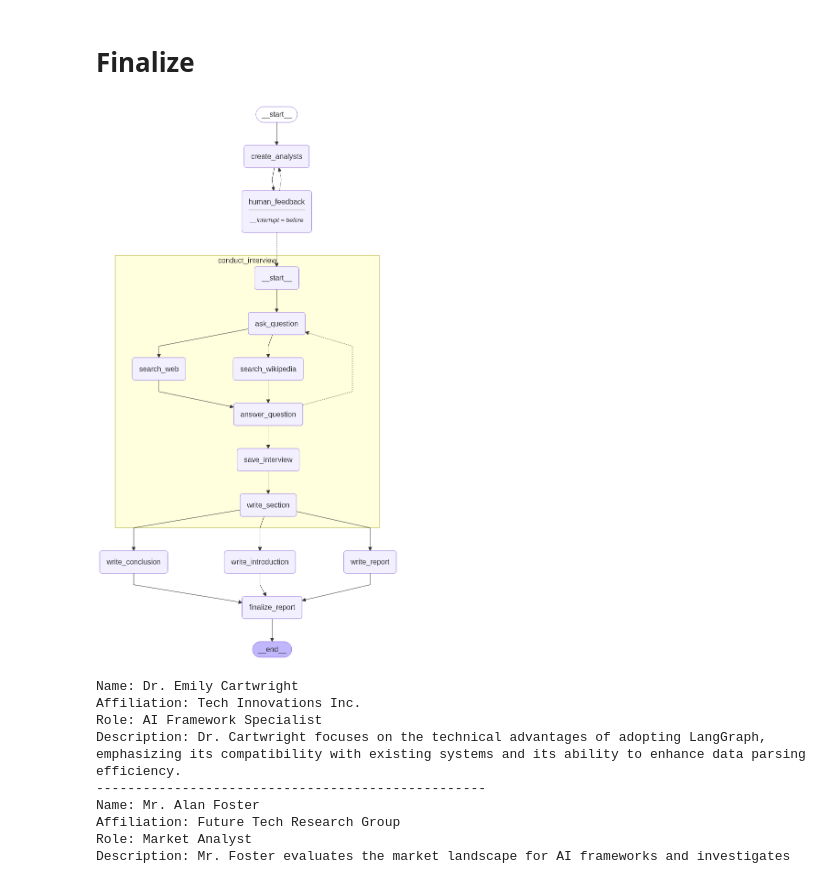
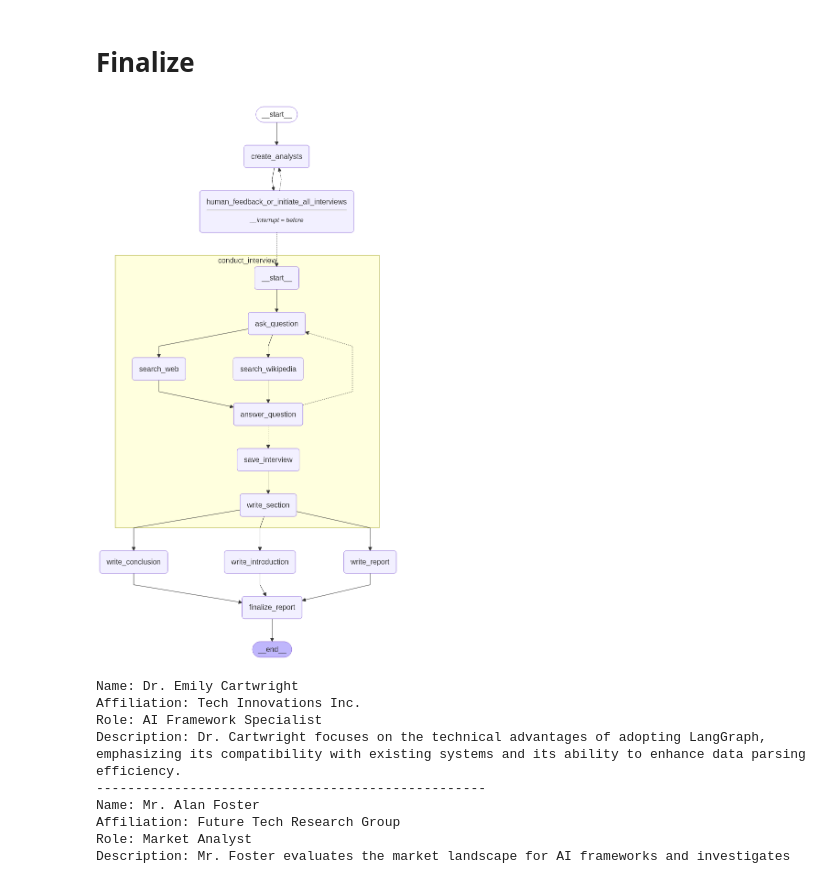
Before and after one commit to Jerryson520/deep-research-agent, a Jupyter notebook: agent.ipynb, the cells around one changed output. Saved outputs shown, nothing was run; the diff lists cells and outputs as text; code cells hidden in the pictures.

Commit message:
success run in langgraph studio

```diff
--- a/agent.ipynb
+++ b/agent.ipynb
@@ -133,5 +133,5 @@ builder.add_conditional_edges(
     ["create_analysts", END],
 )
 
-memory = MemorySaver()
-graph = builder.compile(interrupt_before=["human_feedback"], checkpointer=memory)
+# memory = MemorySaver()
+# graph = builder.compile(interrupt_before=["human_feedback"], checkpointer=memory)
@@ -481,7 +459,7 @@ interview_builder.add_conditional_edges(
     ["ask_question", "save_interview"],
 )
 interview_builder.add_edge("save_interview", "write_section")
-interview_builder.add_edge("write_section", END)
+# interview_builder.add_edge("write_section", END)
 # %% [output]
 <langgraph.graph.state.StateGraph at 0x...>
 # %%
@@ -537,19 +517,26 @@ class ResearchGraphState(TypedDict):
     final_report: str
 # %%
 from langgraph.constants import Send
+from langgraph.types import Command
+from typing import Literal
 
-def initiate_all_interviews(state: ResearchGraphState):
+def initiate_all_interviews(state: ResearchGraphState) -> Command[Literal["create_analysts", "conduct_interview"]]:
     """ This is the "map" step where we run each interview sub-graph using Send API """
-
-    human_analyst_feedback = state.get("human_analyst_feedback")
+    human_analyst_feedback = state.get("human_analyst_feedback", None)
     if human_analyst_feedback is not None:
-        return "create_analysts"
+        return Command(update={}, goto="create_analysts")
     else:
         topic = state["topic"]
-        inital_message = [HumanMessage(content=f"So you said you were writing an article on {topic}?")]
-        return [
-            Send("conduct_interview", {"analyst": analyst, "messages": inital_message}) for analyst in state["analysts"]
+        sends = [
+            Send(
+                "conduct_interview", {
+                        "analyst": analyst,
+                        "messages": [HumanMessage(content=f"So you said you were writing an article on {topic}?")]
+                    }
+                ) for analyst in state["analysts"]
         ]
+
+        return Command(update={"human_analyst_feedback": human_analyst_feedback}, goto=sends)
 # %%
 report_writer_instructions = """You are a technical writer creating a report on this overall topic:
 
@@ -666,29 +653,31 @@ def finalize_report(state: ResearchGraphState):
 # %%
 builder = StateGraph(ResearchGraphState)
 builder.add_node("create_analysts", create_analysts)
-builder.add_node("human_feedback", human_feedback)
+# builder.add_node("human_feedback", human_feedback)
+builder.add_node("human_feedback_or_initiate_all_interviews", initiate_all_interviews)
 builder.add_node("conduct_interview", interview_builder.compile())
 builder.add_node("write_report", write_report)
 builder.add_node("write_introduction", write_introduction)
 builder.add_node("write_conclusion",write_conclusion)
 builder.add_node("finalize_report",finalize_report)
 
 
 builder.add_edge(START, "create_analysts")
-builder.add_edge("create_analysts", "human_feedback")
-builder.add_conditional_edges("human_feedback", initiate_all_interviews, ["create_analysts", "conduct_interview"])
+builder.add_edge("create_analysts", "human_feedback_or_initiate_all_interviews")
+# builder.add_edge("create_analysts", "human_feedback")
+# builder.add_conditional_edges("human_feedback", initiate_all_interviews, ["create_analysts", "conduct_interview"])
 builder.add_edge("conduct_interview", "write_report")
 builder.add_edge("conduct_interview", "write_introduction")
 builder.add_edge("conduct_interview", "write_conclusion")
 builder.add_edge(["write_conclusion", "write_report", "write_introduction"], "finalize_report")
 builder.add_edge("finalize_report", END)
 
 # Compile
 memory = MemorySaver()
-graph = builder.compile(interrupt_before=['human_feedback'], checkpointer=memory)
+graph = builder.compile(interrupt_before=['human_feedback_or_initiate_all_interviews'], checkpointer=memory)
 display(Image(graph.get_graph(xray=1).draw_mermaid_png()))
 # %% [output]
-[figure, old version]
+[figure, new version]
 # %%
 # Inputs
 max_analysts = 3
```
Also changed, not shown: parts of 15 cells of this notebook, 23 other files.
